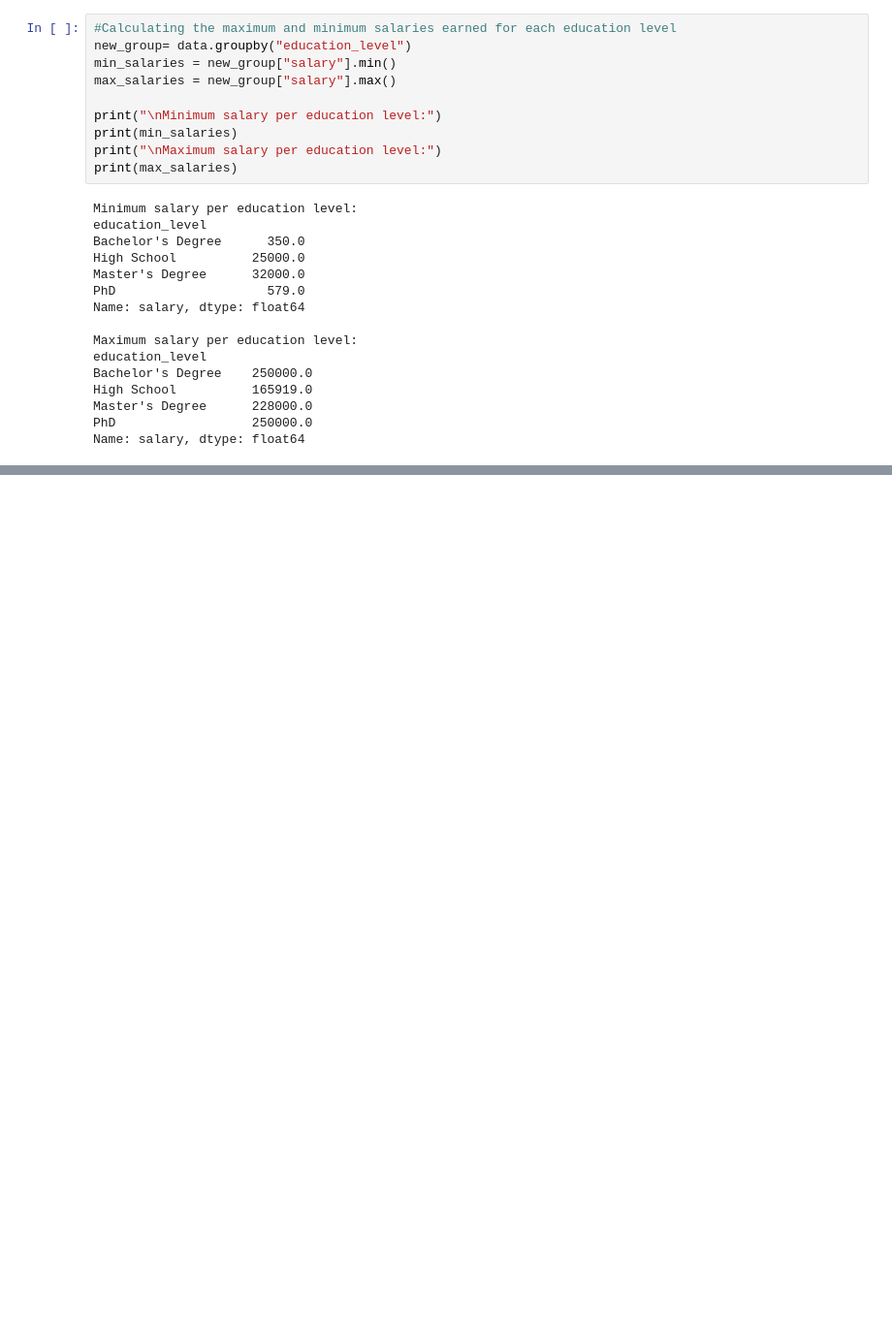
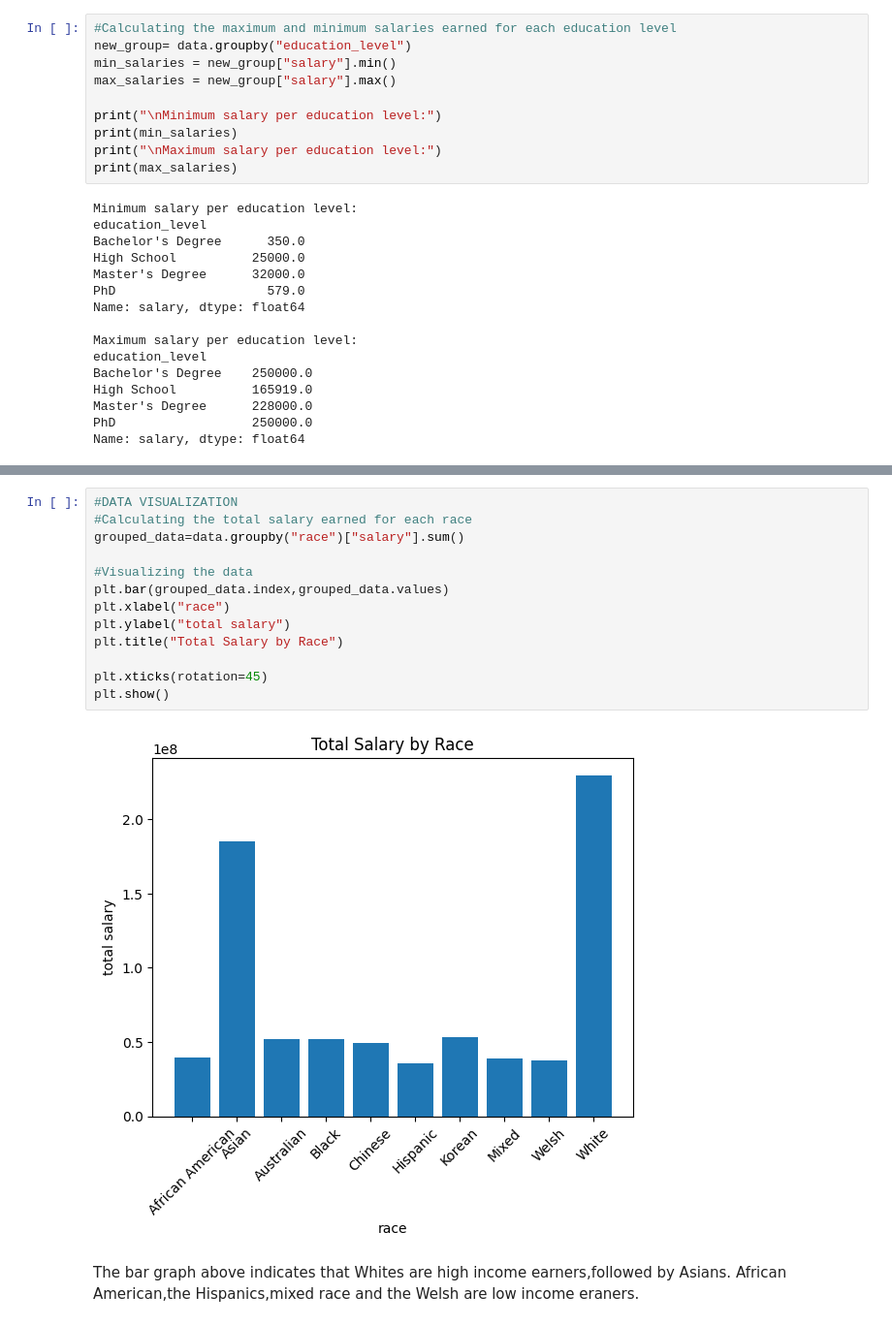
Before and after one commit to IVYMWAI/PayStats, a Jupyter notebook: Data Analysis with Python.ipynb, the cells around one changed output, grey strips where cells are left out. Shown at 97% size. Cells and saved outputs as stored; diff of their text form; blank space fills up the shorter version.

```diff
--- a/Data Analysis with Python.ipynb
+++ b/Data Analysis with Python.ipynb
@@ -79,0 +75,18 @@ AttributeError: 'list' object has no attribute 'mean'
+# %%
+#DATA VISUALIZATION
+#Calculating the total salary earned for each race
+grouped_data=data.groupby("race")["salary"].sum()
+
+#Visualizing the data
+plt.bar(grouped_data.index,grouped_data.values)
+plt.xlabel("race")
+plt.ylabel("total salary")
+plt.title("Total Salary by Race")
+
+plt.xticks(rotation=45)
+plt.show()
+# %% [output]
+[figure, added]
+# %% [markdown]
+The bar graph above indicates that Whites are high income earners,followed by Asians.
+African American,the Hispanics,mixed race and the Welsh are low income eraners.
```
Also changed, not shown: parts of 1 cell of this notebook, 1 other file.
